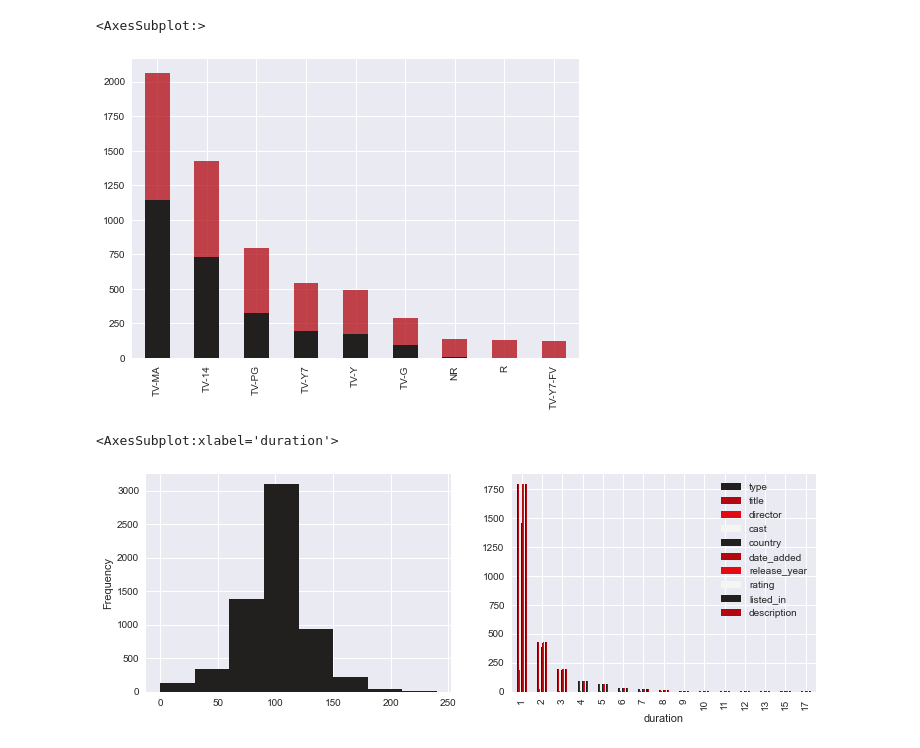
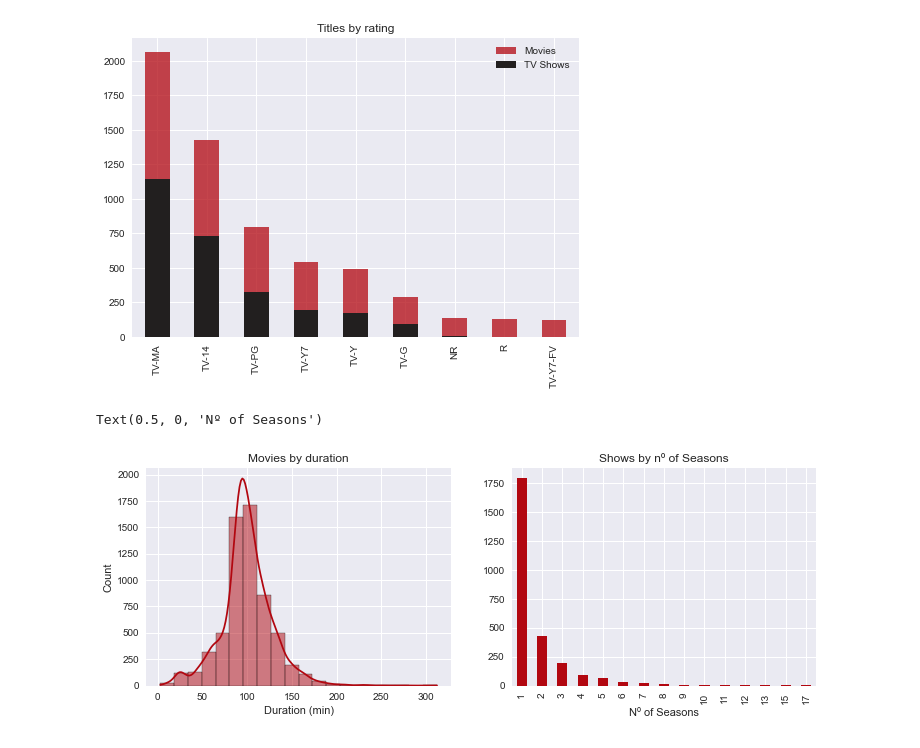
Before and after one commit to rfontao/PRI, a Jupyter notebook: analysis.ipynb, the cells around one changed output. Saved outputs shown, nothing was run; the diff lists cells and outputs as text; code cells hidden in the pictures.

```diff
--- a/analysis.ipynb
+++ b/analysis.ipynb
@@ -37,20 +37,24 @@ tv_rating_order = ('TV-Y', 'TV-Y7', 'TV-Y7-FV', 'TV-G', 'TV-PG', 'TV-14', 'TV-MA
 tv_rating_meanings = ('All Children', 'Directed to Older Children', 'Directed to Older Children, Fantasy Violence', 'General Audience', 'Parental Guidance Suggested', 'Parents Strongly Cautioned', 'Mature Audience Only')
 
 fig, ax = plt.subplots()
-movies['rating'].value_counts().plot(kind='bar', ax=ax, alpha=0.75, color=palette['secondary'])
-shows['rating'].value_counts().plot(kind='bar', ax=ax)
+movies['rating'].value_counts().plot(kind='bar', ax=ax, alpha=0.75, color=palette['secondary'], label='Movies')
+shows['rating'].value_counts().plot(kind='bar', ax=ax, label='TV Shows')
+
+ax.set_title('Titles by rating')
+ax.legend();
 # %% [output]
-<AxesSubplot:>
-[figure, old version]
+[figure, new version]
 # %%
 fig, axs = plt.subplots(1, 2, figsize=(12, 4))
 ax1, ax2 = axs
 
-bins = [0, 30, 60, 90, 120, 150, 180, 210, 240]
-# pd.cut(movies['duration'], bins=bins)
+sns.histplot(movies['duration'], bins=20, ax=ax1, kde=True, color=palette['secondary'])
+ax1.set_title('Movies by duration')
+ax1.set_xlabel('Duration (min)')
 
-movies['duration'].plot(kind='hist', bins=bins, ax=ax1)
-shows.groupby('duration').count().plot(kind='bar', x='', ax=ax2)
+shows.groupby('duration').count()['title'].plot(kind='bar', ax=ax2, color=palette['secondary'])
+ax2.set_title('Shows by nº of Seasons')
+ax2.set_xlabel('Nº of Seasons')
 # %% [output]
-<AxesSubplot:xlabel='duration'>
+Text(0.5, 0, 'Nº of Seasons')
-[figure, old version]
+[figure, new version]
```
Also changed, not shown: parts of 3 cells of this notebook, 1 other file.
